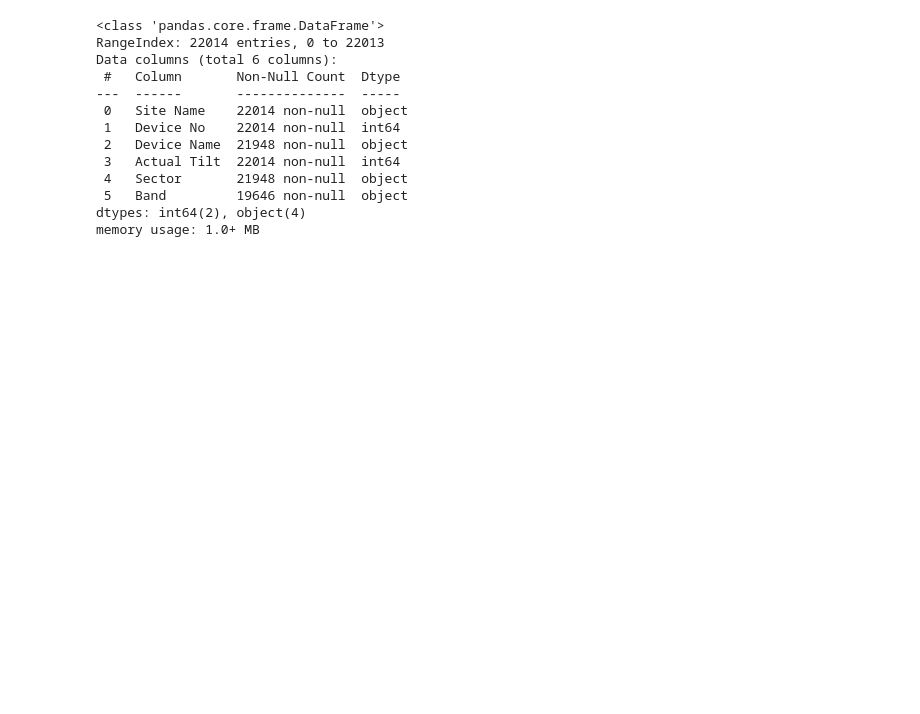
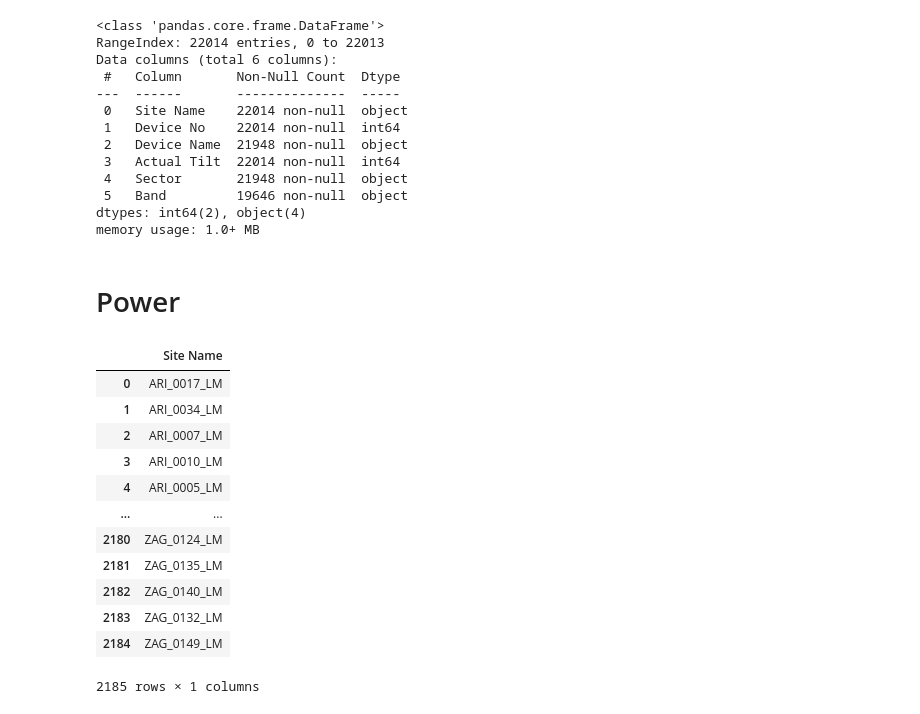
Before and after one commit to eyabelguith/AutomationProject, a Jupyter notebook: 1st_try.ipynb, the cells around one changed output. Drawn from its saved outputs; the diff is of its cells as text; code cells hidden in the pictures; blank space fills up the shorter version.

```diff
--- a/1st_try.ipynb
+++ b/1st_try.ipynb
@@ -1055,3 +1055,5 @@ dtypes: int64(2), object(4)
 memory usage: 1.0+ MB
 # %%
 dfTILT7.to_csv('Tilt_output.csv', index=False)
+# %% [markdown]
+# Power
@@ -1057,0 +1064,49 @@ dfTILT7.to_csv('Tilt_output.csv', index=False)
+# %%
+# Initialization mta3 list
+site_names = []
+inside_section = False
+current_block = []
+
+# Iterate
+for line in Pfile_contents:
+    if line.startswith("==========Succeeded MML Command=========="):
+        # el flag true kenna fel section elli 7achetna beha elli feha el infos fi kol bloc
+        inside_section = True
+    elif inside_section:
+        if line.startswith("MML Command"):
+            # If current_block is not empty, extract site name from it
+            if current_block:
+                for block_line in current_block:
+                    if "NE :" in block_line:
+                        site_name = block_line.split("NE :")[1].strip()
+                        site_names.append(site_name)
+                        break
+            # Clear current block for the new one
+            current_block = []
+        # Add line to the current block
+        current_block.append(line)
+
+# If there are remaining lines in the last block, extract site name from it
+if current_block:
+    for block_line in current_block:
+        if "NE :" in block_line:
+            site_name = block_line.split("NE :")[1].strip()
+            site_names.append(site_name)
+            break
+
+dfPOWER = pd.DataFrame({'Site Name': site_names})
+dfPOWER
+# %% [output]
+|  | Site Name |
+| 0 | ARI_0017_LM |
+| 1 | ARI_0034_LM |
+| 2 | ARI_0007_LM |
+| 3 | ARI_0010_LM |
+| 4 | ARI_0005_LM |
+| ... | ... |
+| 2180 | ZAG_0124_LM |
+| 2181 | ZAG_0135_LM |
+| 2182 | ZAG_0140_LM |
+| 2183 | ZAG_0132_LM |
+| 2184 | ZAG_0149_LM |
+2185 rows × 1 columns
```
Also changed, not shown: parts of 3 cells of this notebook, 51 other files.
